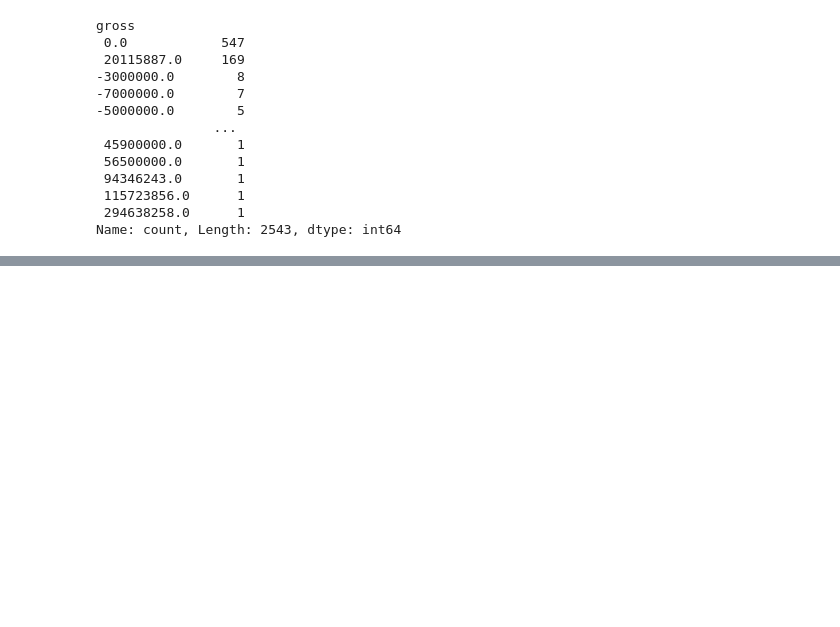
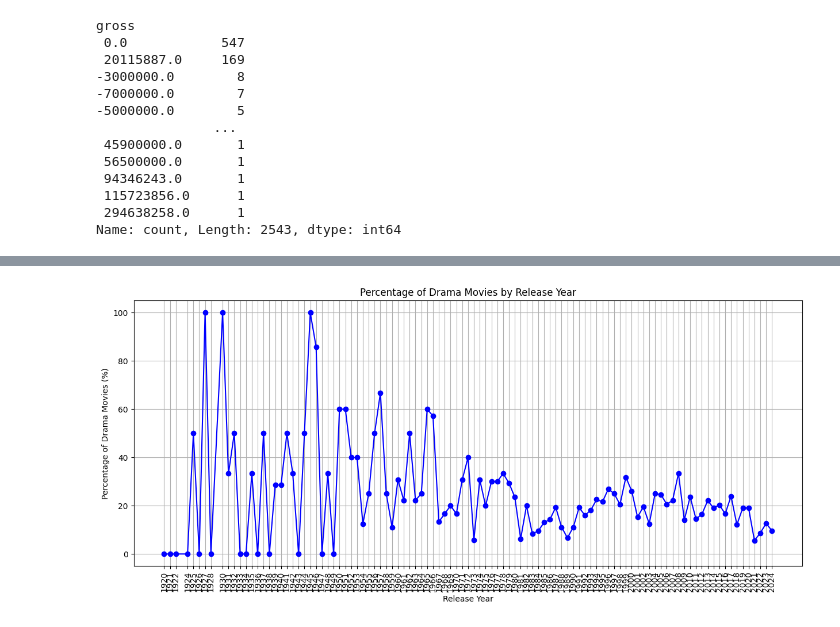
Before and after one commit to BramSunner/project-4-group-18, a Jupyter notebook: Ben Work/EDA_ben.ipynb, the cells around one changed output, grey strips where cells are left out. Cells and saved outputs as stored; diff of their text form; code cells hidden in the pictures; blank space fills up the shorter version.

```diff
--- a/Ben Work/EDA_ben.ipynb
+++ b/Ben Work/EDA_ben.ipynb
@@ -98,0 +356,16 @@ df.head()
+# %%
+# Step 1: Count total movies per release year
+total_movies = cleaned_df.groupby('release_year').size().reset_index(name='total_movies')
+
+# Step 2: Count drama movies per release year
+drama_movies = cleaned_df[cleaned_df['main_genre'] == 'Drama'].groupby('release_year').size().reset_index(name='drama_movies')
+
+# Step 3: Merge the two DataFrames
+drama_summary = pd.merge(total_movies, drama_movies, on='release_year', how='left').fillna(0)
+
+# Step 4: Calculate the percentage of drama movies
+drama_summary['percentage_drama'] = (drama_summary['drama_movies'] / drama_summary['total_movies']) * 100
+
+# Step 5: Create the final drama_df
+drama_df = drama_summary[['release_year', 'percentage_drama']]
+drama_df
@@ -98,0 +386,19 @@ df.head()
+# %%
+import matplotlib.pyplot as plt
+
+# Assuming drama_df is already created
+# drama_df = pd.DataFrame({
+#     'release_year': [2022, 2023],
+#     'percentage_drama': [60.0, 20.0]
+# })
+
+plt.figure(figsize=(15, 6))
+plt.plot(drama_df['release_year'], drama_df['percentage_drama'], marker='o', color='b')
+plt.title('Percentage of Drama Movies by Release Year')
+plt.xlabel('Release Year')
+plt.ylabel('Percentage of Drama Movies (%)')
+plt.xticks(drama_df['release_year'], rotation = 90)  # Ensure all years are shown on x-axis
+plt.grid()
+plt.show()
+# %% [output]
+[figure, added]
```
Also changed, not shown: parts of 42 cells of this notebook, 7 other files.
